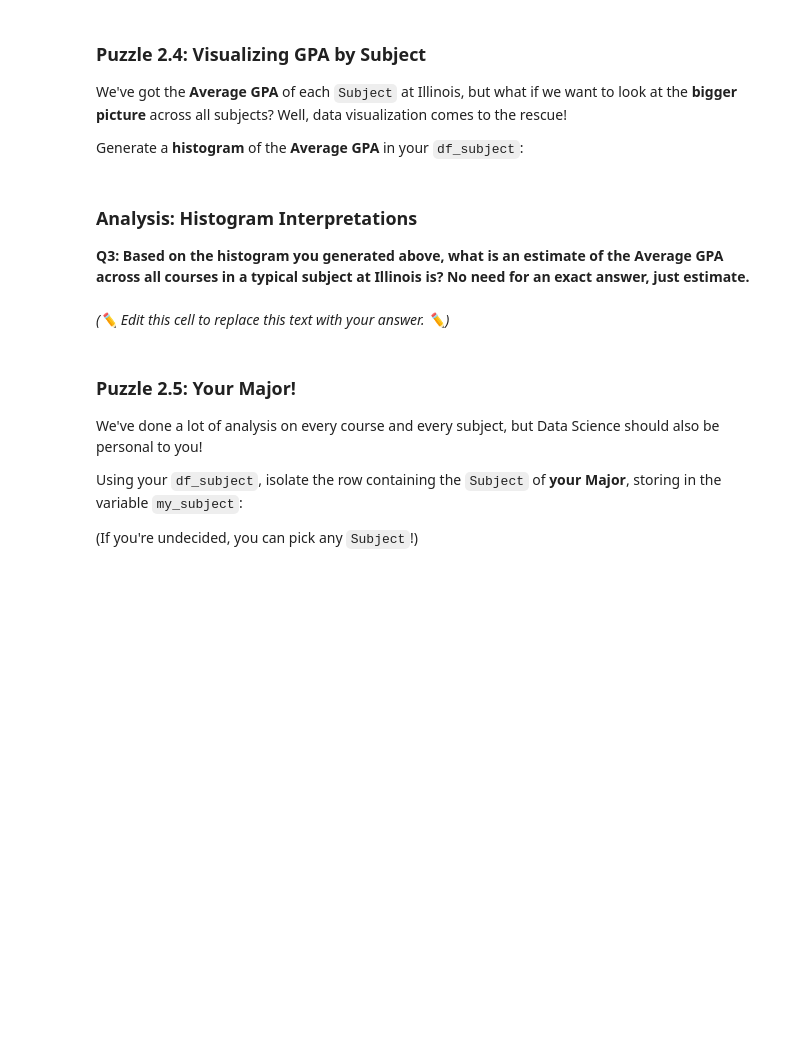
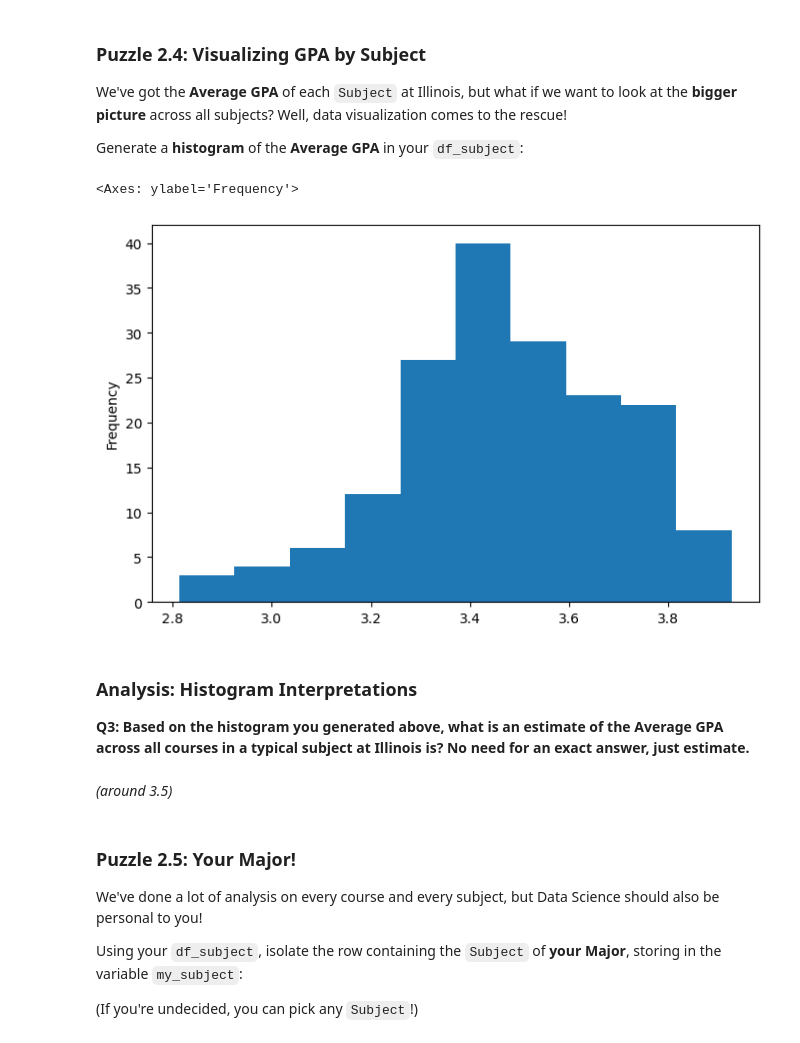
Before and after one commit to 168904578/hongyuq2, a Jupyter notebook: lab_gpa/lab_gpa.ipynb, the cells around one changed output. Cells and saved outputs as stored; diff of their text form; code cells hidden in the pictures; blank space fills up the shorter version.

```diff
--- a/lab_gpa/lab_gpa.ipynb
+++ b/lab_gpa/lab_gpa.ipynb
@@ -56,3 +54,6 @@ Use Python to load this dataset into a DataFrame called `df`:
+# %%
+import pandas as pd
+df = pd.read_csv("https://waf.cs.illinois.edu/discovery/gpa.csv")
 # %% [markdown]
 ### 🔬 Test Case Checkpoint 🔬
 # %%
@@ -78,6 +81,6 @@ Remember:
 - The **weight** of letter grades are as follows: $[A+ = 4.0, A = 4.0, A- = 3.67, \ldots  D- = 0.67, F = 0]$. <br> You can find a full scale at: https://registrar.illinois.edu/courses-grades/explanation-of-grades/
 - The `Students` column of our DataFrame contains the number of students in a course section
 - You've done this in your Mastery Platform homework before, now you're doing it for real :)
-# %%
-df['Average GPA'] = ...
-df
+# %%
+df['Average GPA'] = (df["A+"]*4+df["A"]*4+df["A-"]*3.67+df["B+"]*3.33+df["B"]*3+df["B-"]*2.67+df["C+"]*2.33+df["C"]*2+df["C-"]*1.67+df["D+"]*1.33+df["D"]*1+df["D-"]*0.67)/df["Students"]
+df
@@ -175,0 +237,3 @@ df_subject
+# %%
+df_subject =  df.groupby("Subject").agg("sum").reset_index()
+df_subject
@@ -269,9 +391,14 @@ Generate a **histogram** of the **Average GPA** in your `df_subject`:
+# %%
+df_subject["Average GPA"].plot.hist(bins=10,figsize=(8,5))
+# %% [output]
+<Axes: ylabel='Frequency'>
+[figure, added]
 # %% [markdown]
 ### Analysis: Histogram Interpretations
 
 **Q3: Based on the histogram you generated above, what is an estimate of the Average GPA across all courses in a typical subject at Illinois is? No need for an exact answer, just estimate.**
-# %% [markdown]
-*(✏️ Edit this cell to replace this text with your answer. ✏️)*
+# %% [markdown]
+*(around 3.5)*
 # %% [markdown]
 ### Puzzle 2.5: Your Major!
 We've done a lot of analysis on every course and every subject, but Data Science should also be personal to you!
```
Also changed, not shown: parts of 39 cells of this notebook.
